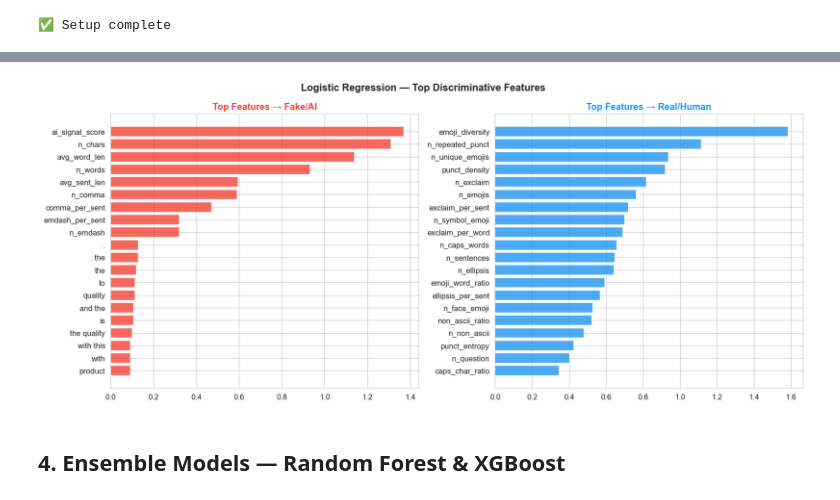
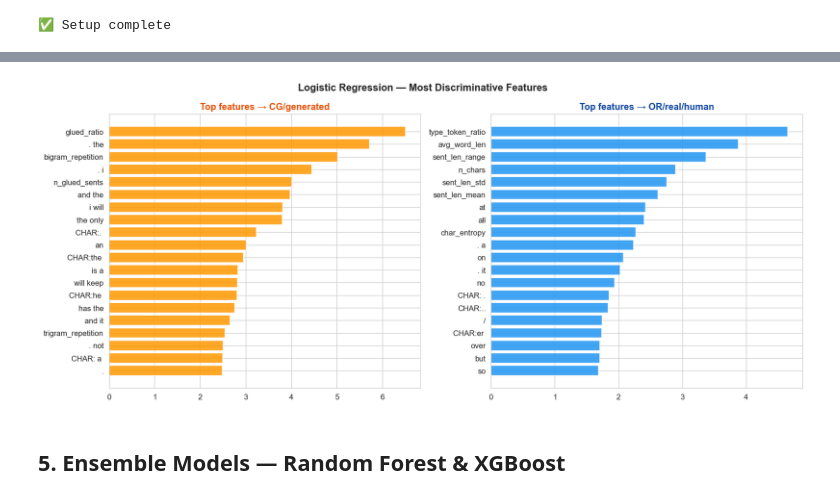
Before and after one commit to sithinontec/DS_Year2, a Jupyter notebook: notebook.ipynb, the cells around one changed output, grey strips where cells are left out. Cells and saved outputs as stored; diff of their text form; code cells hidden in the pictures.

```diff
--- a/notebook.ipynb
+++ b/notebook.ipynb
@@ -162,19 +273,0 @@ plt.show()
-# %%
-# Demo the extractor on specific examples
-examples = [
-    ('🤖 AI-style', 'This product exceeded all my expectations. The craftsmanship is '
-     'truly exceptional—a testament to thoughtful engineering and design.'),
-    ('👤 Human-style', 'omg i LOVE this!! 😍😍 best purchase ever tbh... '
-     'kinda pricey but worth it 100%!! would def buy again 🛒✨'),
-    ('💬 Spam', 'BEST PRODUCT EVER!!! BUY NOW!!! 5 STARS!!! AMAZING!!!'),
-]
-
-print(f'{"Type":<15} {"emojis":>7} {"exclaim":>8} {"emdash":>7} {"ellipsis":>9} '
-      f'{"repeat_p":>9} {"non_ascii":>10} {"entropy":>9} {"AI_score":>9}')
-print('-' * 90)
-for label, text in examples:
-    f = extractor.extract(text)
-    print(f'{label:<15} {f["n_emojis"]:>7} {f["n_exclaim"]:>8} {f["n_emdash"]:>7} '
-          f'{f["n_ellipsis"]:>9} {f["n_repeated_punct"]:>9} '
-          f'{f["non_ascii_ratio"]:>10.3f} {f["char_entropy"]:>9.3f} '
-          f'{f["ai_signal_score"]:>9.2f}')
@@ -212,39 +304,40 @@ BUILDING FEATURE MATRICES
 # %%
-# Visualize TF-IDF top tokens (LogisticRegression)
+# Visualise top discriminative features from Logistic Regression
 import joblib
 from src.train_classical import build_feature_matrix
 
-lr_model  = joblib.load('models/LogisticRegression.pkl')
-tfidf_w   = bundle['tfidf_word']
-tfidf_c   = bundle['tfidf_char']
-sp_trans  = bundle['special_transformer']
+lr_model = joblib.load('models/LogisticRegression.pkl')
+tfidf_w  = bundle['tfidf_word']
+tfidf_c  = bundle['tfidf_char']
+sp_trans = bundle['special_transformer']
 
-word_feats  = list(tfidf_w.get_feature_names_out())
-char_feats  = [f'CHAR:{f}' for f in tfidf_c.get_feature_names_out()]
-sp_feats    = sp_trans.get_feature_names_out()
-all_feats   = word_feats + char_feats + list(sp_feats)
+all_feats = (
+    list(tfidf_w.get_feature_names_out()) +
+    [f'CHAR:{f}' for f in tfidf_c.get_feature_names_out()] +
+    list(sp_trans.get_feature_names_out())
+)
 
-coef = lr_model.coef_[0]
-top_fake = np.argsort(coef)[-20:][::-1]
-top_real = np.argsort(coef)[:20]
+coef      = lr_model.coef_[0]
+top_cg    = np.argsort(coef)[-20:][::-1]
+top_real  = np.argsort(coef)[:20]
 
 fig, (ax1, ax2) = plt.subplots(1, 2, figsize=(14, 6))
 
-ax1.barh([all_feats[i][:30] for i in top_fake], coef[top_fake], color='#F44336', alpha=0.8)
-ax1.set_title('Top Features → Fake/AI', fontweight='bold', color='#F44336')
+ax1.barh([all_feats[i][:35] for i in top_cg], coef[top_cg], color='#FF9800', alpha=0.85)
+ax1.set_title('Top features → CG/generated', fontweight='bold', color='#E65100')
 ax1.invert_yaxis()
 
-ax2.barh([all_feats[i][:30] for i in top_real], np.abs(coef[top_real]), color='#2196F3', alpha=0.8)
-ax2.set_title('Top Features → Real/Human', fontweight='bold', color='#2196F3')
+ax2.barh([all_feats[i][:35] for i in top_real], np.abs(coef[top_real]), color='#2196F3', alpha=0.85)
+ax2.set_title('Top features → OR/real/human', fontweight='bold', color='#0D47A1')
 ax2.invert_yaxis()
 
-plt.suptitle('Logistic Regression — Top Discriminative Features', fontsize=13, fontweight='bold')
+plt.suptitle('Logistic Regression — Most Discriminative Features', fontsize=13, fontweight='bold')
 plt.tight_layout()
 plt.show()
 # %% [output]
-[figure, old version]
+[figure, new version]
 # %% [markdown]
-## 4. Ensemble Models — Random Forest & XGBoost
+## 5. Ensemble Models — Random Forest & XGBoost
 # %%
 from src.train_ensemble import train_ensemble_models
 
```
Also changed, not shown: parts of 45 cells of this notebook, 9 other files.
